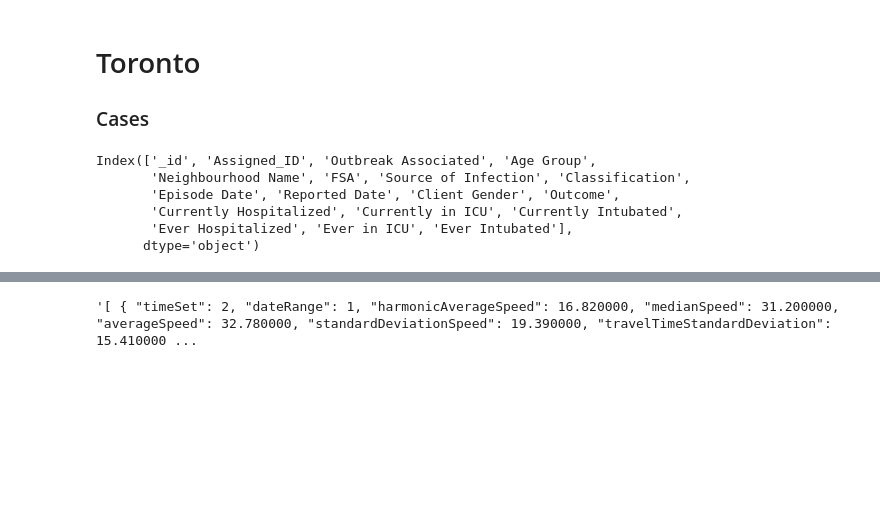
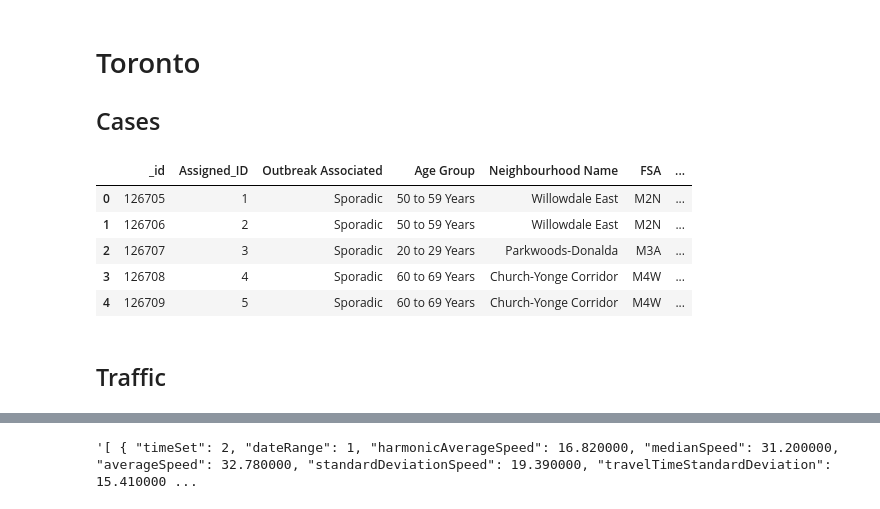
Before and after one commit to MachineLearningJournalClub/GAMELEON, a Jupyter notebook: GIS_Data_Toronto.ipynb, the cells around one changed output, grey strips where cells are left out. Saved outputs shown, nothing was run; the diff lists cells and outputs as text; code cells hidden in the pictures; blank space fills up the shorter version.

```diff
--- a/GIS_Data_Toronto.ipynb
+++ b/GIS_Data_Toronto.ipynb
@@ -7,19 +7,21 @@ import numpy as np
 import matplotlib.pyplot as plt
 # %% [markdown]
 # Toronto
-### Cases
+## Cases
 # %%
 df_tor = pd.read_csv("Data/CasesToronto.csv")
 #df_tor["Neighbourhood Name"].value_counts()
 #df_tor.Outcome.value_counts()
-df_tor.columns
+df_tor.head()
 # %% [output]
-Index(['_id', 'Assigned_ID', 'Outbreak Associated', 'Age Group',
-       'Neighbourhood Name', 'FSA', 'Source of Infection', 'Classification',
-       'Episode Date', 'Reported Date', 'Client Gender', 'Outcome',
-       'Currently Hospitalized', 'Currently in ICU', 'Currently Intubated',
-       'Ever Hospitalized', 'Ever in ICU', 'Ever Intubated'],
-      dtype='object')
+|  | _id | Assigned_ID | Outbreak Associated | Age Group | Neighbourhood Name | FSA | ... |
+| 0 | 126705 | 1 | Sporadic | 50 to 59 Years | Willowdale East | M2N | ... |
+| 1 | 126706 | 2 | Sporadic | 50 to 59 Years | Willowdale East | M2N | ... |
+| 2 | 126707 | 3 | Sporadic | 20 to 29 Years | Parkwoods-Donalda | M3A | ... |
+| 3 | 126708 | 4 | Sporadic | 60 to 69 Years | Church-Yonge Corridor | M4W | ... |
+| 4 | 126709 | 5 | Sporadic | 60 to 69 Years | Church-Yonge Corridor | M4W | ... |
+# %% [markdown]
+## Traffic
 # %%
 traffic_toronto = gpd.read_file("Data/2019-04-01-Toronto.geojson")
 traffic_toronto = traffic_toronto.iloc[1:]
```
Also changed, not shown: parts of 9 cells of this notebook.
